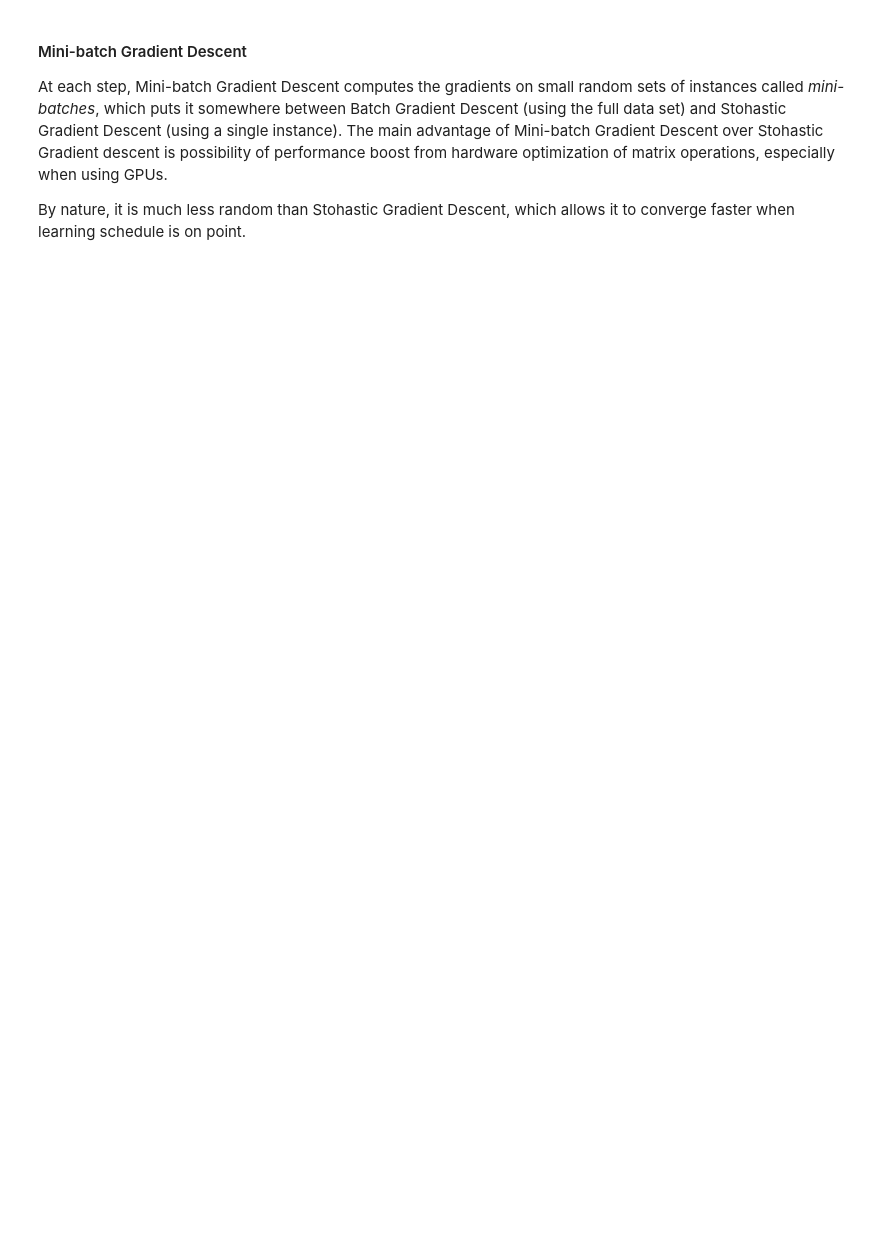
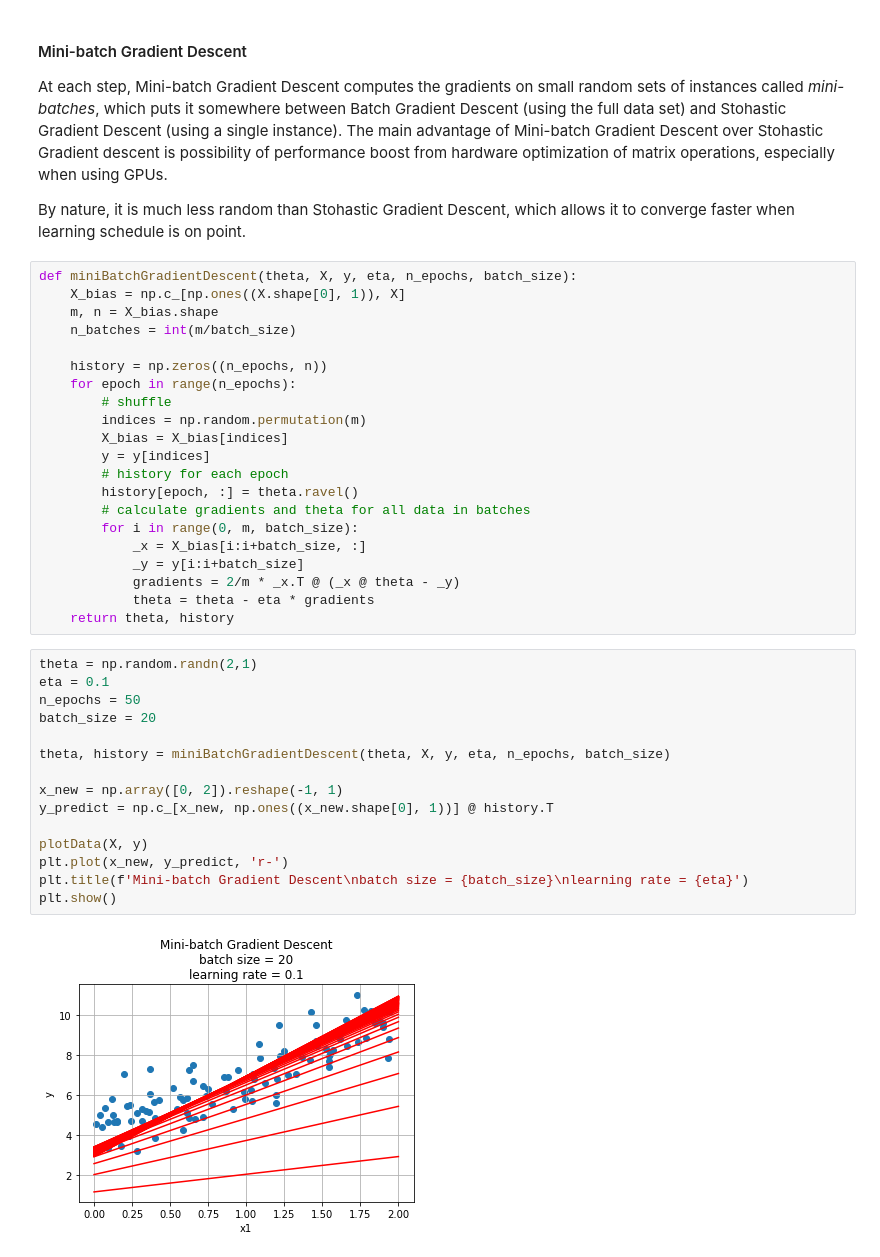
Before and after one commit to akapet00/learning, a Jupyter notebook: training-models.ipynb, the cells around one changed output. Cells and saved outputs as stored; diff of their text form; blank space fills up the shorter version.

```diff
--- a/training-models.ipynb
+++ b/training-models.ipynb
@@ -270,3 +270,41 @@ actual values: 4, 3
 At each step, Mini-batch Gradient Descent computes the gradients on small random sets of instances called *mini-batches*, which puts it somewhere between Batch Gradient Descent (using the full data set) and Stohastic Gradient Descent (using a single instance). The main advantage of Mini-batch Gradient Descent over Stohastic Gradient descent is possibility of performance boost from hardware optimization of matrix operations, especially when using GPUs.
 
 By nature, it is much less random than Stohastic Gradient Descent, which allows it to converge faster when learning schedule is on point.
+# %%
+def miniBatchGradientDescent(theta, X, y, eta, n_epochs, batch_size):
+    X_bias = np.c_[np.ones((X.shape[0], 1)), X]
+    m, n = X_bias.shape
+    n_batches = int(m/batch_size)
+
+    history = np.zeros((n_epochs, n))
+    for epoch in range(n_epochs):
+        # shuffle
+        indices = np.random.permutation(m)
+        X_bias = X_bias[indices]
+        y = y[indices]
+        # history for each epoch
+        history[epoch, :] = theta.ravel()
+        # calculate gradients and theta for all data in batches
+        for i in range(0, m, batch_size):
+            _x = X_bias[i:i+batch_size, :]
+            _y = y[i:i+batch_size]
+            gradients = 2/m * _x.T @ (_x @ theta - _y)
+            theta = theta - eta * gradients
+    return theta, history
+# %%
+theta = np.random.randn(2,1)
+eta = 0.1
+n_epochs = 50
+batch_size = 20
+
+theta, history = miniBatchGradientDescent(theta, X, y, eta, n_epochs, batch_size)
+
+x_new = np.array([0, 2]).reshape(-1, 1)
+y_predict = np.c_[x_new, np.ones((x_new.shape[0], 1))] @ history.T
+
+plotData(X, y)
+plt.plot(x_new, y_predict, 'r-')
+plt.title(f'Mini-batch Gradient Descent\nbatch size = {batch_size}\nlearning rate = {eta}')
+plt.show()
+# %% [output]
+[figure, added]
```
Also changed, not shown: parts of 20 cells of this notebook.
